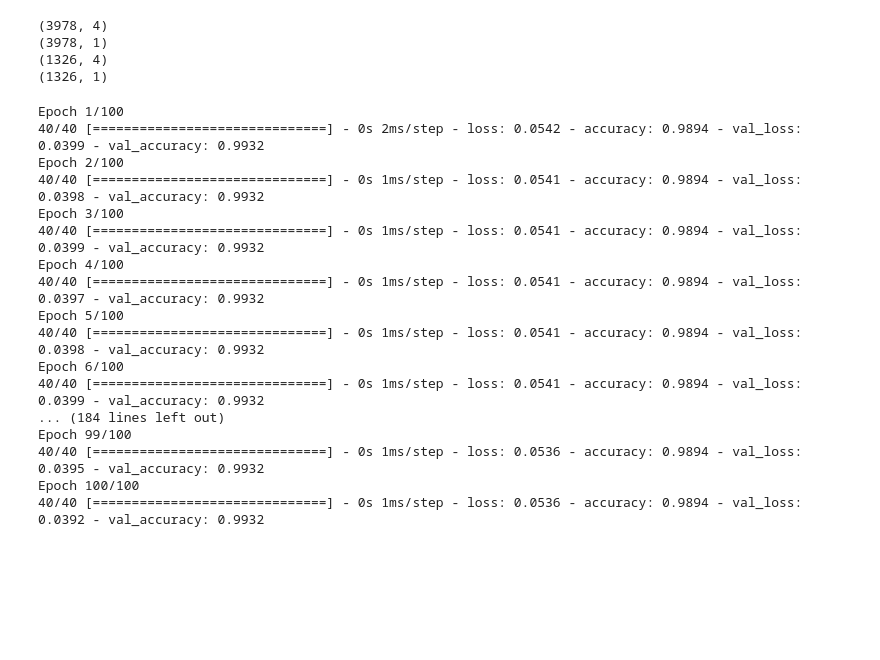
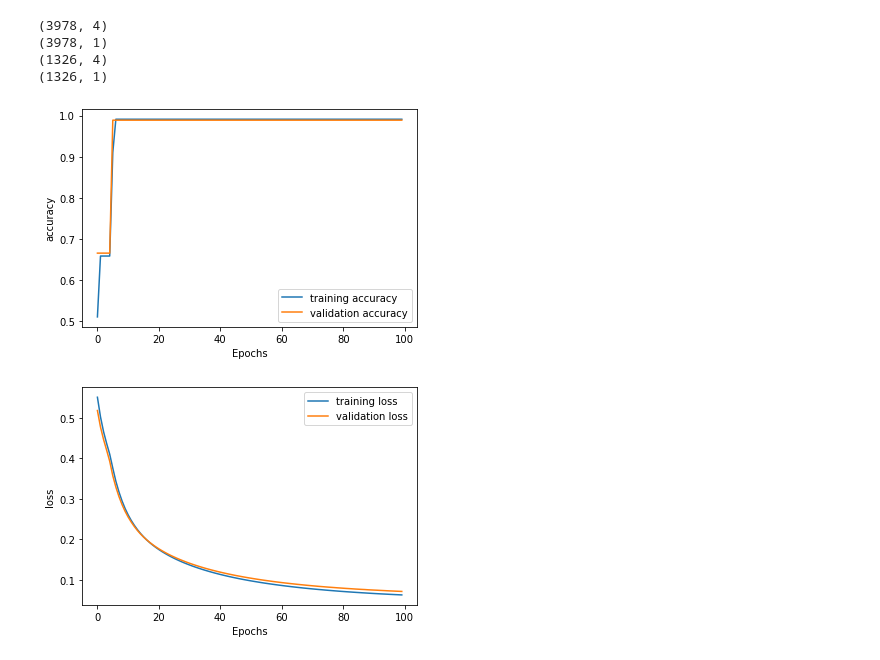
Before and after one commit to bakerv/ML-kepler-exoplanets, a Jupyter notebook: Method_1_false_flag_features.ipynb, the cells around one changed output. Cells and saved outputs as stored; diff of their text form; code cells hidden in the pictures; blank space fills up the shorter version.

```diff
--- a/Method_1_false_flag_features.ipynb
+++ b/Method_1_false_flag_features.ipynb
@@ -75,7 +76,7 @@ model = tf.keras.models.Sequential([
 ])
 
 model.compile(
-    optimizer = Nadam(learning_rate=.001),
+    optimizer = Adam(learning_rate=.001),
     loss = 'binary_crossentropy',
     metrics = ['accuracy'])
 # %%
@@ -85,21 +86,9 @@ history = model.fit(
     validation_data = (validation_data, validation_labels),
     epochs=100,
     batch_size=100)
-# %% [output]
-Epoch 1/100
-40/40 [==============================] - 0s 2ms/step - loss: 0.0542 - accuracy: 0.9894 - val_loss: 0.0399 - val_accuracy: 0.9932
-Epoch 2/100
-40/40 [==============================] - 0s 1ms/step - loss: 0.0541 - accuracy: 0.9894 - val_loss: 0.0398 - val_accuracy: 0.9932
-Epoch 3/100
-40/40 [==============================] - 0s 1ms/step - loss: 0.0541 - accuracy: 0.9894 - val_loss: 0.0399 - val_accuracy: 0.9932
-Epoch 4/100
-40/40 [==============================] - 0s 1ms/step - loss: 0.0541 - accuracy: 0.9894 - val_loss: 0.0397 - val_accuracy: 0.9932
-Epoch 5/100
-40/40 [==============================] - 0s 1ms/step - loss: 0.0541 - accuracy: 0.9894 - val_loss: 0.0398 - val_accuracy: 0.9932
-Epoch 6/100
-40/40 [==============================] - 0s 1ms/step - loss: 0.0541 - accuracy: 0.9894 - val_loss: 0.0399 - val_accuracy: 0.9932
-... (184 lines left out)
-Epoch 99/100
-40/40 [==============================] - 0s 1ms/step - loss: 0.0536 - accuracy: 0.9894 - val_loss: 0.0395 - val_accuracy: 0.9932
-Epoch 100/100
-40/40 [==============================] - 0s 1ms/step - loss: 0.0536 - accuracy: 0.9894 - val_loss: 0.0392 - val_accuracy: 0.9932
+# %%
+plot_training(history, 'accuracy')
+plot_training(history, 'loss')
+# %% [output]
+[figure, added]
+[figure, added]
```
Also changed, not shown: parts of 2 cells of this notebook, 3 other files.
